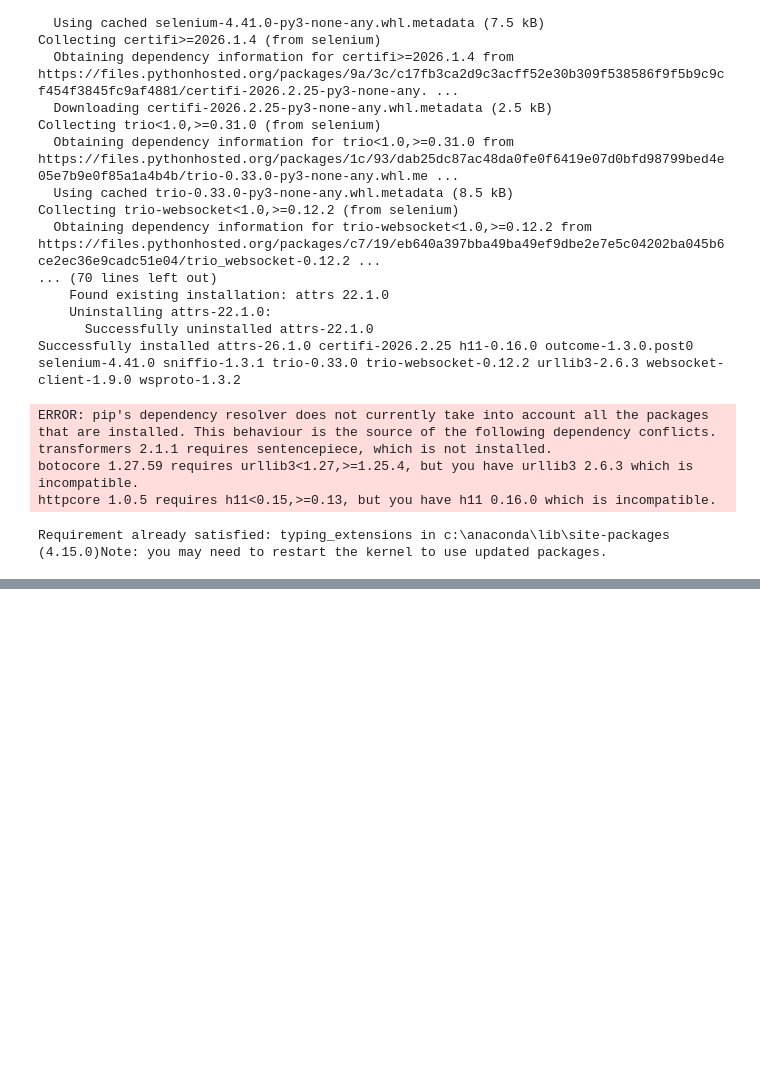
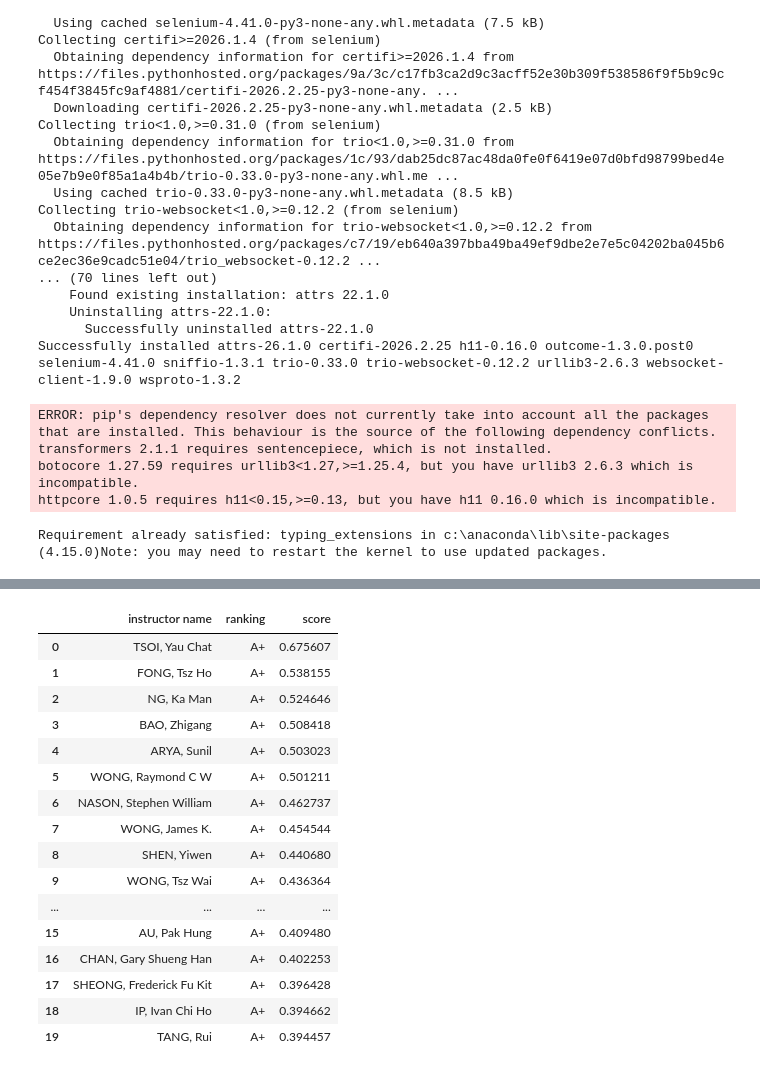
Before and after one commit to Timthn/UST_COMP_Course_Workload_MachineLearning_Prediction, a Jupyter notebook: 1.ieda3560_project_web_scrab.ipynb, the cells around one changed output, grey strips where cells are left out. Drawn from its saved outputs; the diff is of its cells as text; code cells hidden in the pictures; blank space fills up the shorter version.

```diff
--- a/1.ieda3560_project_web_scrab.ipynb
+++ b/1.ieda3560_project_web_scrab.ipynb
@@ -416,0 +759,10 @@ All tasks completed successfully!
+# %%
+import requests
+import pandas as pd
+
+url = "https://raw.githubusercontent.com/ust-archive/ust-rankings-data/data/ratings-instructor.json"
+data = requests.get(url).json()
+df = pd.json_normalize(data)
+
+print(df.columns.tolist())
+display(df.head())
@@ -416,0 +793,65 @@ All tasks completed successfully!
+# %%
+import re
+import pandas as pd
+
+# 1. find term info
+term_cols = [c for c in df.columns if c.startswith("ratings.") and ".bayesian." in c]
+terms = sorted({int(c.rsplit(".", 1)[-1]) for c in term_cols})
+
+# 2. get the latest term (the largest term number) to use for ranking, and print it out for reference
+latest_term = max(terms)
+print("latest_term =", latest_term)
+
+criteria = ["content", "teaching", "grading", "workload", "course", "instructor"]
+
+# 3. calculate score based on the formula:
+def get_value(row, criterion, field, term):
+    col = f"ratings.{criterion}.{field}.{term}"
+    return row[col] if col in row.index and pd.notna(row[col]) else 0
+
+def calc_score(row, term):
+    return (
+        get_value(row, "content", "bayesian", term) * 2/3 * 0.4 +
+        get_value(row, "teaching", "bayesian", term) * 2/3 * 0.4 +
+        get_value(row, "grading", "bayesian", term) * 2/3 * 0.15 +
+        get_value(row, "workload", "bayesian", term) * 2/3 * 0.05 +
+        get_value(row, "course", "bayesian", term) * 1/3 * 0.25 +
+        get_value(row, "instructor", "bayesian", term) * 1/3 * 0.75
+    )
+
+df["score"] = df.apply(lambda row: calc_score(row, latest_term), axis=1)
+
+# 4. rank the instructors by score and calculate percentile
+df = df.sort_values("score", ascending=False).reset_index(drop=True)
+df["rank"] = df.index + 1
+df["percentile"] = 1 - df.index / len(df)
+
+# 5. calculate the letter grade based on the percentile
+def letter_grade(percentile):
+    for threshold, grade in [
+        (0.9, "A+"),
+        (0.8, "A"),
+        (0.75, "A-"),
+        (0.6, "B+"),
+        (0.45, "B"),
+        (0.35, "B-"),
+        (0.3, "C+"),
+        (0.25, "C"),
+        (0.2, "C-"),
+        (0.1, "D"),
+        (0.0, "F"),
+    ]:
+        if percentile >= threshold:
+            return grade
+    return "F"
+
+# 6. keep the result df
+result = pd.DataFrame({
+    "instructor name": df["meta.name"],
+    "ranking": df["percentile"].apply(letter_grade),
+    "score": df["score"]
+})
+
+display(result.head(20))
+print(result.shape)
+# %% [output]
@@ -416,0 +859,17 @@ All tasks completed successfully!
+|  | instructor name | ranking | score |
+| 0 | TSOI, Yau Chat | A+ | 0.675607 |
+| 1 | FONG, Tsz Ho | A+ | 0.538155 |
+| 2 | NG, Ka Man | A+ | 0.524646 |
+| 3 | BAO, Zhigang | A+ | 0.508418 |
+| 4 | ARYA, Sunil | A+ | 0.503023 |
+| 5 | WONG, Raymond C W | A+ | 0.501211 |
+| 6 | NASON, Stephen William | A+ | 0.462737 |
+| 7 | WONG, James K. | A+ | 0.454544 |
+| 8 | SHEN, Yiwen | A+ | 0.440680 |
+| 9 | WONG, Tsz Wai | A+ | 0.436364 |
+| ... | ... | ... | ... |
+| 15 | AU, Pak Hung | A+ | 0.409480 |
+| 16 | CHAN, Gary Shueng Han | A+ | 0.402253 |
+| 17 | SHEONG, Frederick Fu Kit | A+ | 0.396428 |
+| 18 | IP, Ivan Chi Ho | A+ | 0.394662 |
+| 19 | TANG, Rui | A+ | 0.394457 |
```
Also changed, not shown: parts of 23 cells of this notebook, 1 other file.
